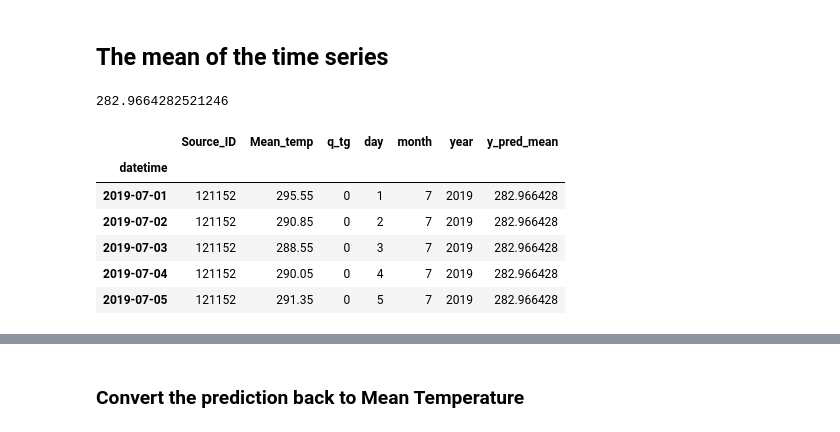
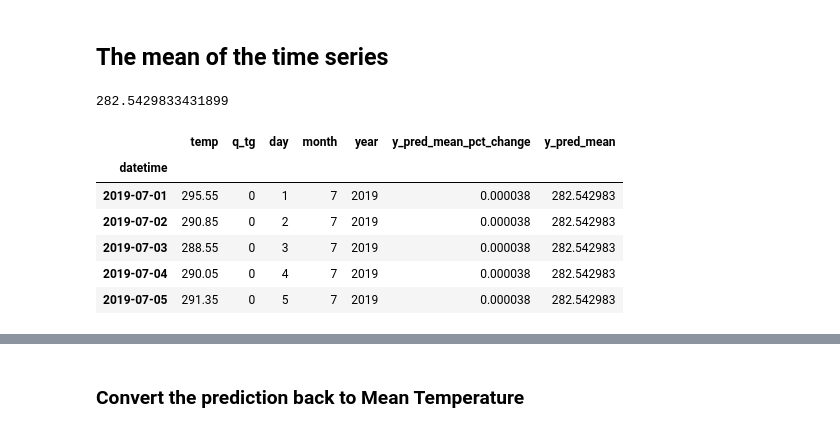
Before and after one commit to brauliotegui/SPICED, a Jupyter notebook: Week_05/Temperature_Forecast_baseline.ipynb, the cells around one changed output, grey strips where cells are left out. Cells and saved outputs as stored; diff of their text form; code cells hidden in the pictures.

```diff
--- a/Week_05/Temperature_Forecast_baseline.ipynb
+++ b/Week_05/Temperature_Forecast_baseline.ipynb
@@ -116,2 +186,0 @@ df.groupby('year').mean()['Mean_temp'].plot()
-# %%
-df = df.loc[df['Mean_temp'] > -100]
@@ -134,2 +186,0 @@ use data only from 1946 on, since there is an Abnormality with temp data from ye
-# %%
-df = df[df.index >= '1946-01-01']
@@ -166,2 +215,5 @@ y_train.shape, y_test.shape
 # %% [markdown]
 # Step 3 - Detrend your time series data
+# %%
+# Create the differencing
+y_train['temp_diff'] = y_train['temp'].diff()
@@ -168,5 +228,3 @@ y_train.shape, y_test.shape
 # %%
 # Create the pct_change
-y_train['pct_change'] = y_train['Mean_temp'].pct_change()
-
-y_train
+y_train['pct_change'] = y_train['temp'].pct_change()
@@ -228,22 +261,22 @@ y_train['deseasonalized'].plot()
 # %% [markdown]
 ## The mean of the time series
 # %%
-y_train['Mean_temp'].mean()
+y_train['temp'].mean()
 # %% [output]
-282.9664282521246
+282.5429833431899
 # %%
 # Add the mean value of passengers as prediction for y_test
-y_test['y_pred_mean'] = y_train['Mean_temp'].mean()
+y_test['y_pred_mean'] = y_train['temp'].mean()
 
 y_test.head(5)
 # %% [output]
-|  | Source_ID | Mean_temp | q_tg | day | month | year | y_pred_mean |
+|  | temp | q_tg | day | month | year | y_pred_mean_pct_change | y_pred_mean |
 | datetime |  |  |  |  |  |  |  |
-| 2019-07-01 | 121152 | 295.55 | 0 | 1 | 7 | 2019 | 282.966428 |
-| 2019-07-02 | 121152 | 290.85 | 0 | 2 | 7 | 2019 | 282.966428 |
-| 2019-07-03 | 121152 | 288.55 | 0 | 3 | 7 | 2019 | 282.966428 |
-| 2019-07-04 | 121152 | 290.05 | 0 | 4 | 7 | 2019 | 282.966428 |
-| 2019-07-05 | 121152 | 291.35 | 0 | 5 | 7 | 2019 | 282.966428 |
+| 2019-07-01 | 295.55 | 0 | 1 | 7 | 2019 | 0.000038 | 282.542983 |
+| 2019-07-02 | 290.85 | 0 | 2 | 7 | 2019 | 0.000038 | 282.542983 |
+| 2019-07-03 | 288.55 | 0 | 3 | 7 | 2019 | 0.000038 | 282.542983 |
+| 2019-07-04 | 290.05 | 0 | 4 | 7 | 2019 | 0.000038 | 282.542983 |
+| 2019-07-05 | 291.35 | 0 | 5 | 7 | 2019 | 0.000038 | 282.542983 |
 # %%
 # Define a function that plots the forecast for us
 
```
Also changed, not shown: parts of 66 cells of this notebook.
